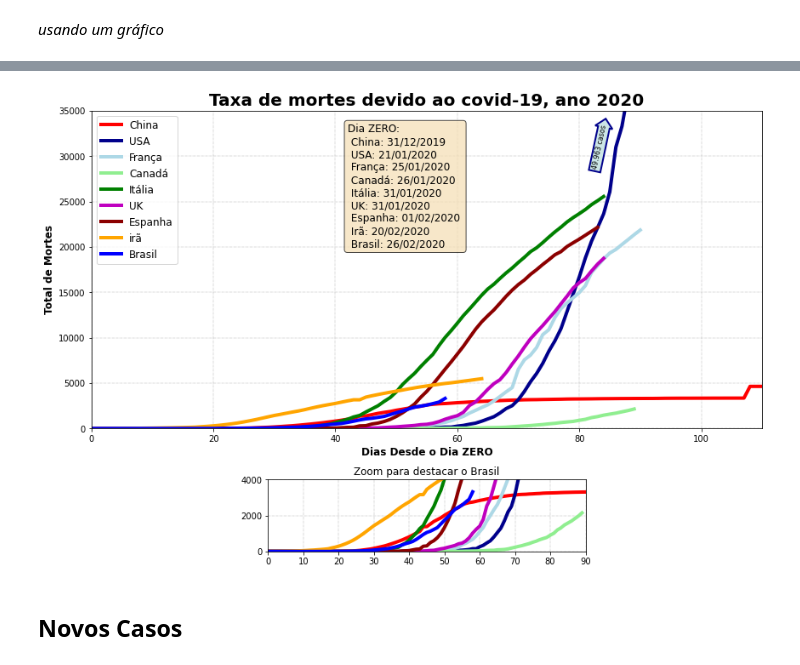
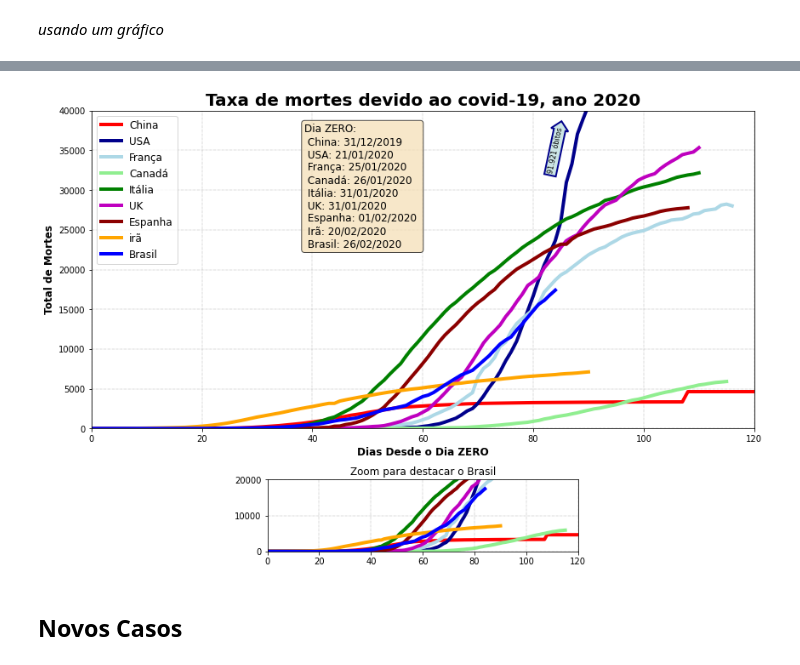
Before and after one commit to OliveiraVinic/covid19.pyhton.analysis, a Jupyter notebook: covid19_script.ipynb, the cells around one changed output, grey strips where cells are left out. Drawn from its saved outputs; the diff is of its cells as text; code cells hidden in the pictures.

```diff
--- a/covid19_script.ipynb
+++ b/covid19_script.ipynb
@@ -338,7 +336,7 @@ fig3 = plt.figure(figsize=(12,8))
 
 #plotando o principal
 ax1 = plt.subplot2grid((4,4), (0,0), colspan=4, rowspan=3)
-ax1.axis([0, 110, -1, 35000])
+ax1.axis([0, 120, -1, 40000])
 my_plots(china_df, 'total_deaths', 'red', 'China')
 my_plots(usa_df, 'total_deaths', 'darkblue', 'USA')
 my_plots(france_df, 'total_deaths', 'lightblue', 'França')
@@ -352,38 +350,38 @@ ax1.grid(ls='-.', lw=0.45)
 ax1.legend(fontsize=12, loc='upper left')
 ax1.set_title('Taxa de mortes devido ao covid-19, ano 2020', fontsize=20,
               weight='bold')
 ax1.set_xlabel('Dias Desde o Dia ZERO', weight='bold', fontsize=12)
 ax1.set_ylabel('Total de Mortes', weight='bold', fontsize=12)
 
 #zoom para destacar o Brasil
 ax2 = plt.subplot2grid((4,4), (3,1), colspan=2, rowspan=1)
-ax2.axis([0, 90, -1, 4000])
+ax2.axis([0, 120, -1, 20000])
 my_plots(china_df, 'total_deaths', 'red', 'China')
 my_plots(usa_df, 'total_deaths', 'darkblue', 'USA')
 my_plots(france_df, 'total_deaths', 'lightblue', 'França')
 my_plots(canada_df, 'total_deaths', 'lightgreen', 'Canadá')
 my_plots(italy_df, 'total_deaths', 'green', 'Itália')
 my_plots(uk_df, 'total_deaths', 'm', 'UK')
 my_plots(spain_df, 'total_deaths', 'darkred', 'Espanha')
 my_plots(iran_df, 'total_deaths', 'orange', 'irã')
 my_plots(brazil_df, 'total_deaths', 'blue', 'Brasil')
 ax2.grid(ls='-.', lw=0.45)
 ax2.set_title('Zoom para destacar o Brasil')
 
 fig3.tight_layout(pad=1.0)
 
 #visao artistica
 ax = plt.gca()
-visao_artistica(0.25, 4.2)
+visao_artistica(0.12, 4.2)
 
 props_usa1 = dict(boxstyle="rarrow", fc=(0.8, 0.9, 0.9), ec="darkblue", lw=2)
-text_usa1 = ax.text(94, 22500, '49.963 casos', ha="center", va="center", rotation=78,
+text_usa1 = ax1.text(84, 35000, '91.921 óbitos', ha="center", va="center", rotation=78,
             size=8, bbox=props_usa1)
 
 #plt.show()
-fig3.savefig("taxa-mortes-global-2020.04.24.png", bbox_inches='tight', dpi=600)
+fig3.savefig("taxa-mortes-global-2020.05.20.png", bbox_inches='tight', dpi=600)
 # %% [output]
-[figure, old version]
+[figure, new version]
 # %% [markdown]
 ## Novos Casos
 # %%
```
Also changed, not shown: parts of 11 cells of this notebook.
